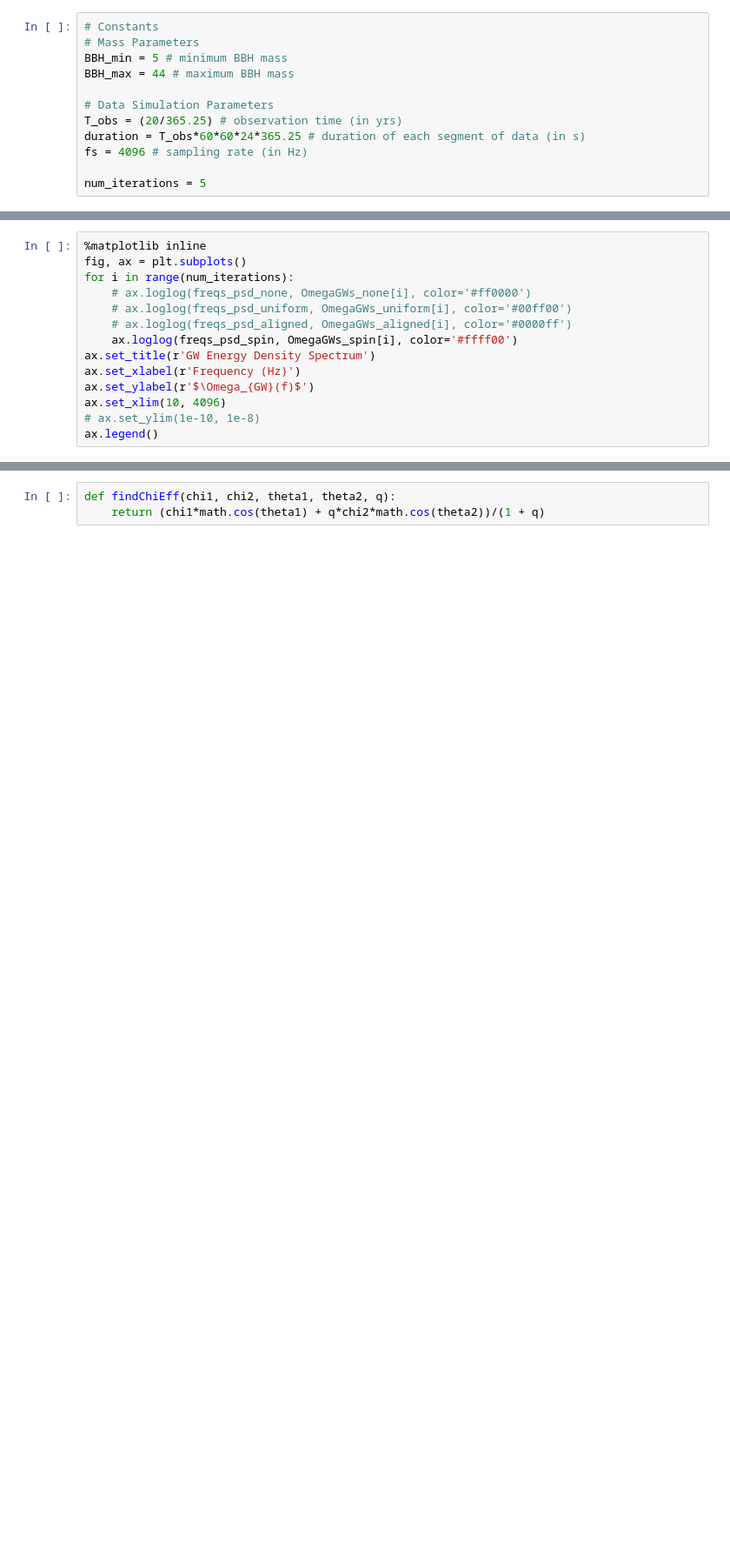
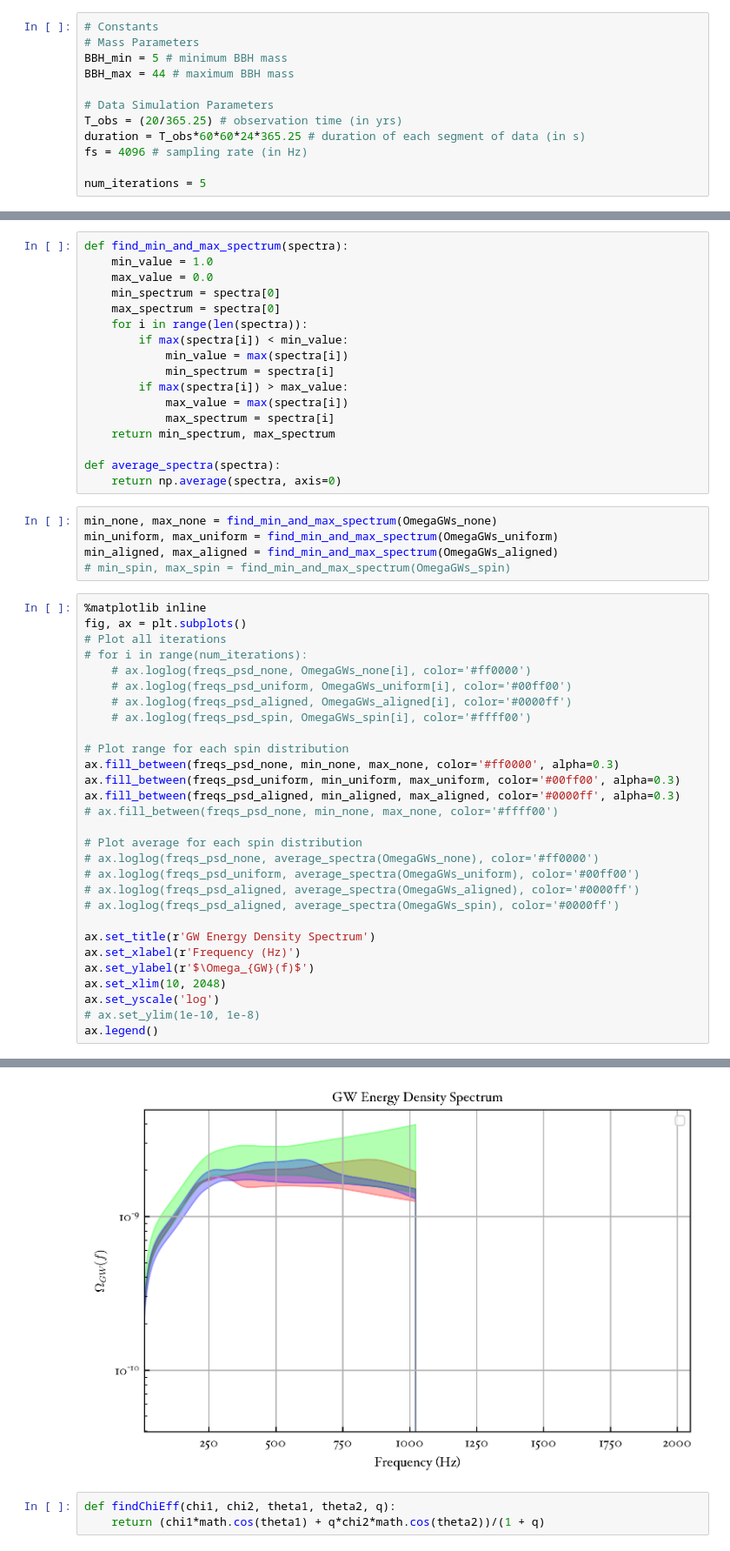
Before and after one commit to meyers-academic/astrophysical_gwb, a Jupyter notebook: notebooks/sgwb_calculation/spin_distributions.ipynb, the cells around one changed output, grey strips where cells are left out. Shown at 87% size. Drawn from its saved outputs; the diff is of its cells as text; blank space fills up the shorter version.

```diff
--- a/notebooks/sgwb_calculation/spin_distributions.ipynb
+++ b/notebooks/sgwb_calculation/spin_distributions.ipynb
@@ -248,14 +291,52 @@ for i in range(num_iterations):
+# %%
+def find_min_and_max_spectrum(spectra):
+    min_value = 1.0
+    max_value = 0.0
+    min_spectrum = spectra[0]
+    max_spectrum = spectra[0]
+    for i in range(len(spectra)):
+        if max(spectra[i]) < min_value:
+            min_value = max(spectra[i])
+            min_spectrum = spectra[i]
+        if max(spectra[i]) > max_value:
+            max_value = max(spectra[i])
+            max_spectrum = spectra[i]
+    return min_spectrum, max_spectrum
+
+def average_spectra(spectra):
+    return np.average(spectra, axis=0)
+# %%
+min_none, max_none = find_min_and_max_spectrum(OmegaGWs_none)
+min_uniform, max_uniform = find_min_and_max_spectrum(OmegaGWs_uniform)
+min_aligned, max_aligned = find_min_and_max_spectrum(OmegaGWs_aligned)
+# min_spin, max_spin = find_min_and_max_spectrum(OmegaGWs_spin)
 # %%
 %matplotlib inline
 fig, ax = plt.subplots()
-for i in range(num_iterations):
+# Plot all iterations
+# for i in range(num_iterations):
     # ax.loglog(freqs_psd_none, OmegaGWs_none[i], color='#ff0000')
     # ax.loglog(freqs_psd_uniform, OmegaGWs_uniform[i], color='#00ff00')
     # ax.loglog(freqs_psd_aligned, OmegaGWs_aligned[i], color='#0000ff')
-    ax.loglog(freqs_psd_spin, OmegaGWs_spin[i], color='#ffff00')
+    # ax.loglog(freqs_psd_spin, OmegaGWs_spin[i], color='#ffff00')
+
+# Plot range for each spin distribution
+ax.fill_between(freqs_psd_none, min_none, max_none, color='#ff0000', alpha=0.3)
+ax.fill_between(freqs_psd_uniform, min_uniform, max_uniform, color='#00ff00', alpha=0.3)
+ax.fill_between(freqs_psd_aligned, min_aligned, max_aligned, color='#0000ff', alpha=0.3)
+# ax.fill_between(freqs_psd_none, min_none, max_none, color='#ffff00')
+
+# Plot average for each spin distribution
+# ax.loglog(freqs_psd_none, average_spectra(OmegaGWs_none), color='#ff0000')
+# ax.loglog(freqs_psd_uniform, average_spectra(OmegaGWs_uniform), color='#00ff00')
+# ax.loglog(freqs_psd_aligned, average_spectra(OmegaGWs_aligned), color='#0000ff')
+# ax.loglog(freqs_psd_aligned, average_spectra(OmegaGWs_spin), color='#0000ff')
+
 ax.set_title(r'GW Energy Density Spectrum')
 ax.set_xlabel(r'Frequency (Hz)')
 ax.set_ylabel(r'$\Omega_{GW}(f)$')
-ax.set_xlim(10, 4096)
+ax.set_xlim(10, 2048)
+ax.set_yscale('log')
 # ax.set_ylim(1e-10, 1e-8)
 ax.legend()
+# %% [output]
@@ -262,3 +345,4 @@ ax.legend()
+[figure, added]
 # %%
 def findChiEff(chi1, chi2, theta1, theta2, q):
     return (chi1*math.cos(theta1) + q*chi2*math.cos(theta2))/(1 + q)
```
Also changed, not shown: parts of 7 cells of this notebook.
